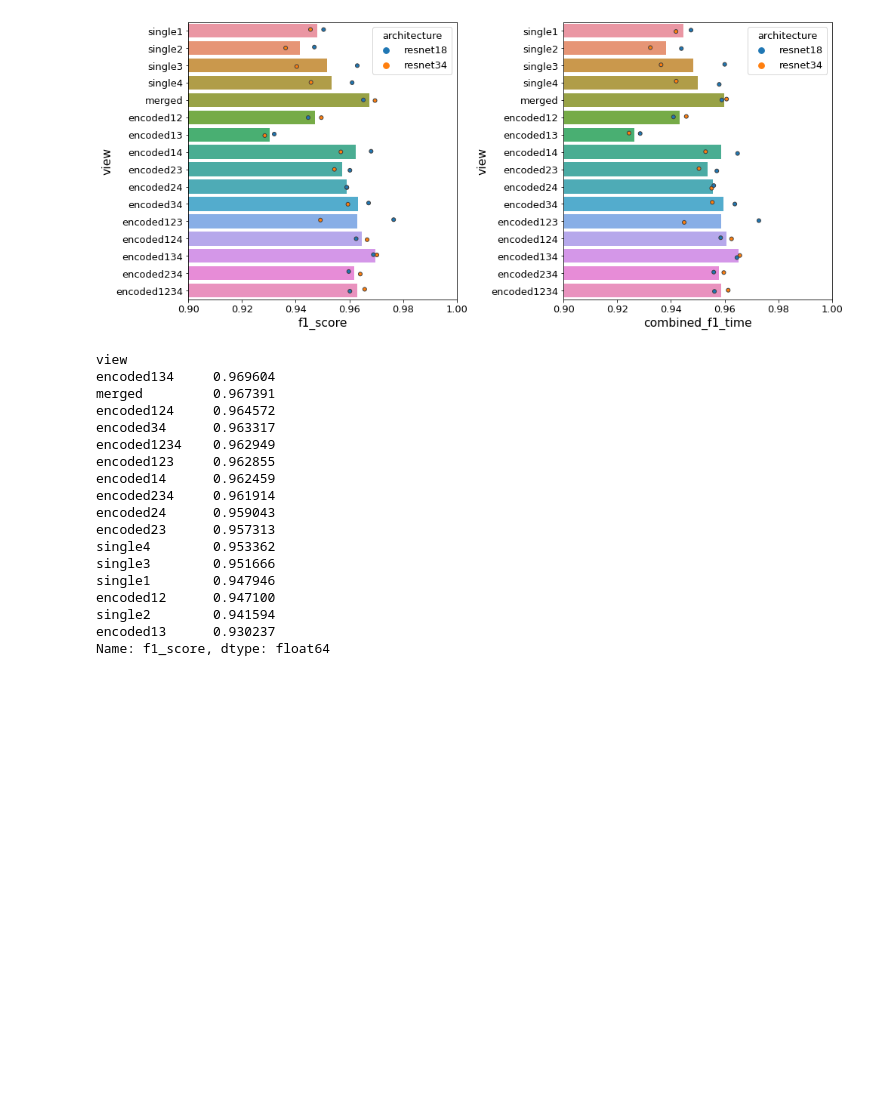
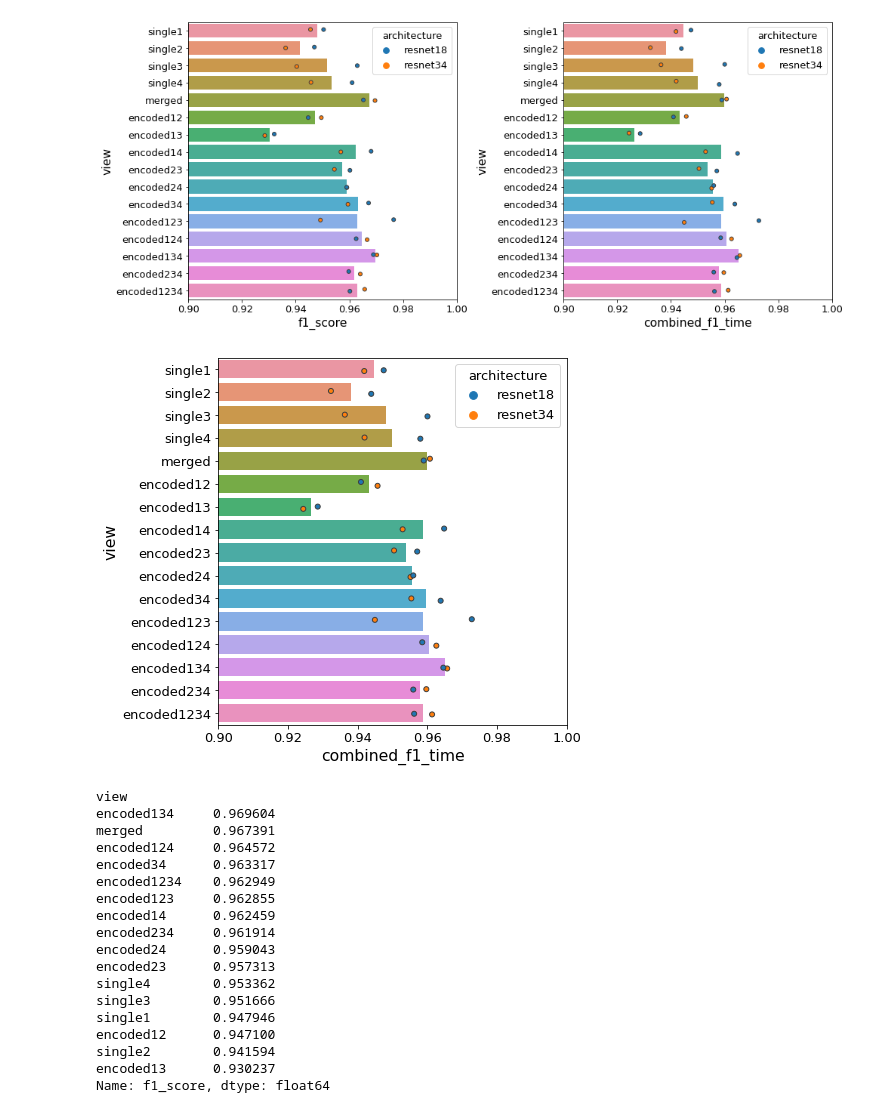
Before and after one commit to tttiago/GravitySpyClassifier, a Jupyter notebook: 03_baseline_figs.ipynb, the cells around one changed output. Saved outputs shown, nothing was run; the diff lists cells and outputs as text; code cells hidden in the pictures; blank space fills up the shorter version.

Commit message:
Created paper figures.

```diff
--- a/03_baseline_figs.ipynb
+++ b/03_baseline_figs.ipynb
@@ -93,6 +93,24 @@ for ax in plt.gcf().axes:
 fig.savefig('../figs/glitches/03_baseline_scratch_view_v2.pdf', dpi=600)
 # %% [output]
 [figure]
+# %%
+plt.rc('font', size=13)
+
+fig, axes = plt.subplots(nrows=1, ncols=1, figsize=(7, 6))
+sns.barplot(y='view', x='combined_f1_time', data=all_df, errwidth=0, order=view_order)
+sns.stripplot(y='view', x='combined_f1_time', data=all_df, hue='architecture', linewidth=1, order=view_order, hue_order=arch_order)
+plt.xlim([0.9, 1])
+fig.tight_layout()
+for ax in plt.gcf().axes:
+    l = ax.get_xlabel()
+    ax.set_xlabel(l, size='large')
+    l = ax.get_ylabel()
+    ax.set_ylabel(l, size='large')
+
+
+fig.savefig('../figs/glitches/03_baseline_scratch_view_combined.pdf', dpi=600)
+# %% [output]
+[figure, added]
 # %%
 all_df.groupby('view').mean()['f1_score'].sort_values(ascending=False)
 # %% [output]
```
Also changed, not shown: parts of 1 cell of this notebook.
